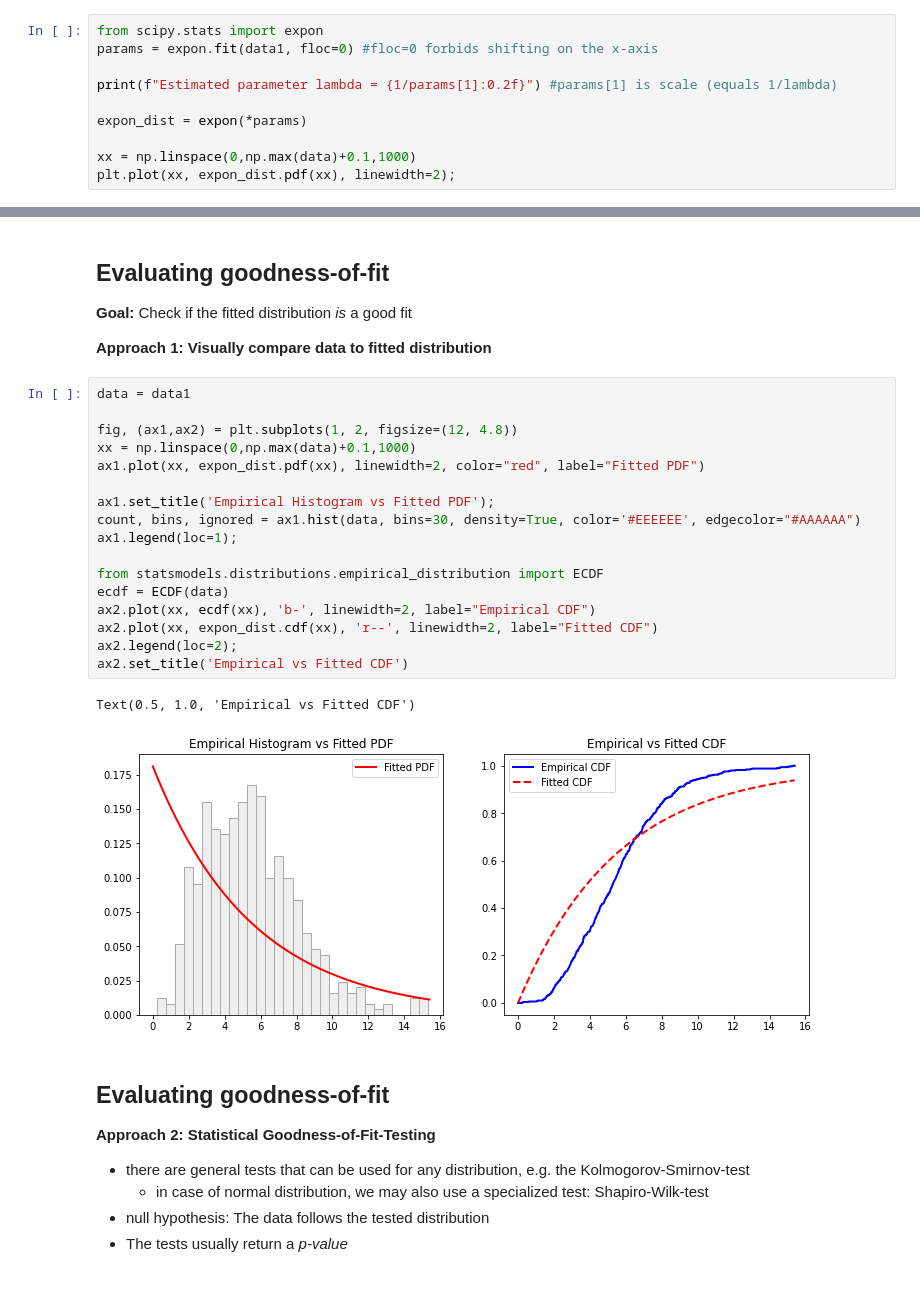
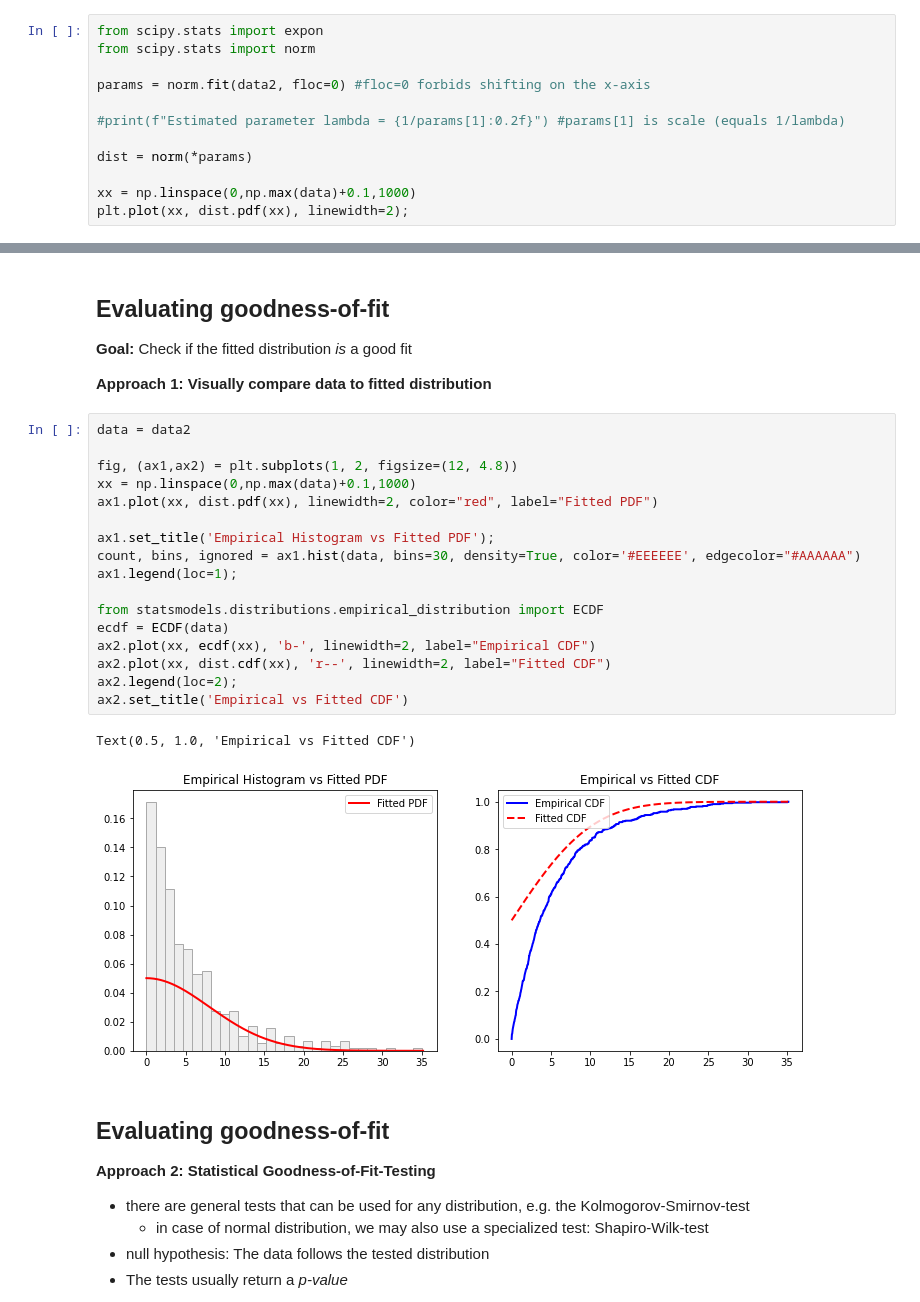
Before and after one commit to decision-analytics/CORDS2023, a Jupyter notebook: 03/03_Obtaining_Distributions.ipynb, the cells around one changed output, grey strips where cells are left out. Cells and saved outputs as stored; diff of their text form.

```diff
--- a/03/03_Obtaining_Distributions.ipynb
+++ b/03/03_Obtaining_Distributions.ipynb
@@ -499,12 +493,14 @@ the fit is good!
 Example: Fitting an exponential distribution:
 # %%
 from scipy.stats import expon
-params = expon.fit(data1, floc=0) #floc=0 forbids shifting on the x-axis
+from scipy.stats import norm
 
-print(f"Estimated parameter lambda = {1/params[1]:0.2f}") #params[1] is scale (equals 1/lambda)
+params = norm.fit(data2, floc=0) #floc=0 forbids shifting on the x-axis
 
-expon_dist = expon(*params)
+#print(f"Estimated parameter lambda = {1/params[1]:0.2f}") #params[1] is scale (equals 1/lambda)
+
+dist = norm(*params)
 
 xx = np.linspace(0,np.max(data)+0.1,1000)
-plt.plot(xx, expon_dist.pdf(xx), linewidth=2);
+plt.plot(xx, dist.pdf(xx), linewidth=2);
 # %% [output]
@@ -519,25 +514,25 @@ Estimated parameter lambda = 0.18
 
 **Approach 1: Visually compare data to fitted distribution**
 # %%
-data = data1
+data = data2
 
 fig, (ax1,ax2) = plt.subplots(1, 2, figsize=(12, 4.8))
 xx = np.linspace(0,np.max(data)+0.1,1000)
-ax1.plot(xx, expon_dist.pdf(xx), linewidth=2, color="red", label="Fitted PDF")
+ax1.plot(xx, dist.pdf(xx), linewidth=2, color="red", label="Fitted PDF")
 
 ax1.set_title('Empirical Histogram vs Fitted PDF');
 count, bins, ignored = ax1.hist(data, bins=30, density=True, color='#EEEEEE', edgecolor="#AAAAAA")
 ax1.legend(loc=1);
 
 from statsmodels.distributions.empirical_distribution import ECDF
 ecdf = ECDF(data)
 ax2.plot(xx, ecdf(xx), 'b-', linewidth=2, label="Empirical CDF")
-ax2.plot(xx, expon_dist.cdf(xx), 'r--', linewidth=2, label="Fitted CDF")
+ax2.plot(xx, dist.cdf(xx), 'r--', linewidth=2, label="Fitted CDF")
 ax2.legend(loc=2);
 ax2.set_title('Empirical vs Fitted CDF')
 # %% [output]
 Text(0.5, 1.0, 'Empirical vs Fitted CDF')
-[figure, old version]
+[figure, new version]
 # %% [markdown]
 ## Evaluating goodness-of-fit
 
```
Also changed, not shown: parts of 28 cells of this notebook, 1 other file.
